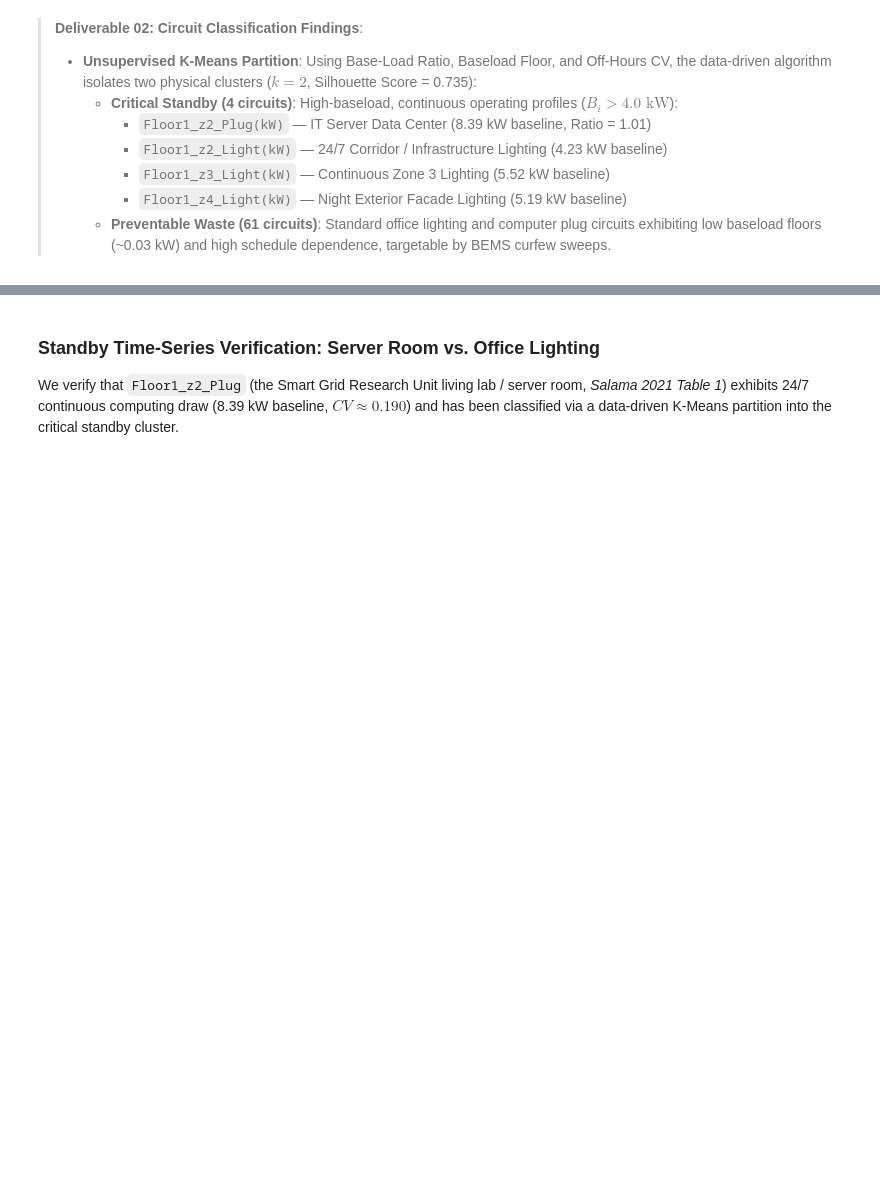
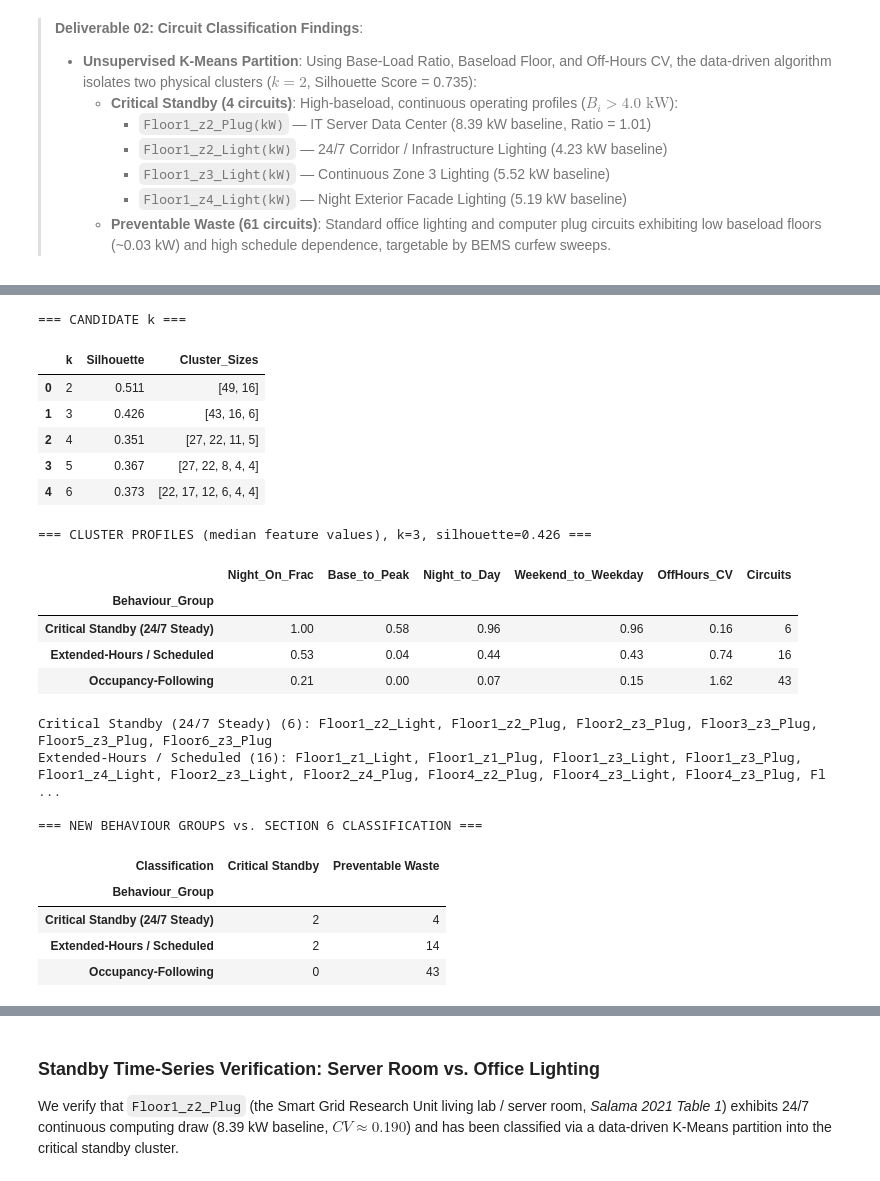
Before and after one commit to fcyap/IS4001-G1T4, a Jupyter notebook: notebooks/qn1e_eda_and_baseload_modeling.ipynb, the cells around one changed output, grey strips where cells are left out. Cells and saved outputs as stored; diff of their text form; code cells hidden in the pictures; blank space fills up the shorter version.

```diff
--- a/notebooks/qn1e_eda_and_baseload_modeling.ipynb
+++ b/notebooks/qn1e_eda_and_baseload_modeling.ipynb
@@ -454,0 +551,69 @@ plt.show()
+# %%
+# ==============================================================================
+# 6B-2. CHOOSE k, FIT K-MEANS, AND NAME THE CLUSTERS BY BEHAVIOUR
+# ==============================================================================
+beh_scaler = StandardScaler().fit(X_beh_raw)
+X_beh = beh_scaler.transform(X_beh_raw)
+
+k_rows = []
+for k in range(2, 7):
+    lab = KMeans(n_clusters=k, random_state=42, n_init=50).fit(X_beh).labels_
+    k_rows.append({'k': k, 'Silhouette': round(silhouette_score(X_beh, lab), 3),
+                   'Cluster_Sizes': sorted(np.bincount(lab).tolist(), reverse=True)})
+print('=== CANDIDATE k ===')
+display(pd.DataFrame(k_rows))
+
+# k = 3 is the smallest k that separates the three physical behaviours (see markdown below):
+# k = 2 merges the 24/7 loads with the night/extended-hours lighting, which is the error we are fixing.
+BEHAVIOUR_K = 3
+km_beh = KMeans(n_clusters=BEHAVIOUR_K, random_state=42, n_init=50).fit(X_beh)
+beh_train['Cluster'] = km_beh.labels_
+
+# Name clusters from their medians, so names do not depend on K-Means' arbitrary label numbers
+GROUP_CRITICAL = 'Critical Standby (24/7 Steady)'
+GROUP_EXTENDED = 'Extended-Hours / Scheduled'
+GROUP_OCCUPANCY = 'Occupancy-Following'
+cl_med = beh_train.groupby('Cluster')[BEHAVIOUR_FEATURES].median()
+crit_id = cl_med['Base_to_Peak'].idxmax()
+occ_id = cl_med['Night_On_Frac'].idxmin()
+ext_ids = [c for c in cl_med.index if c not in (crit_id, occ_id)]
+assert crit_id != occ_id and len(ext_ids) == 1, 'Cluster naming is ambiguous; inspect cl_med'
+cluster_names = {crit_id: GROUP_CRITICAL, occ_id: GROUP_OCCUPANCY, ext_ids[0]: GROUP_EXTENDED}
+beh_train['Behaviour_Group'] = beh_train['Cluster'].map(cluster_names)
+group_order = [GROUP_CRITICAL, GROUP_EXTENDED, GROUP_OCCUPANCY]
+
+profile = beh_train.groupby('Behaviour_Group')[BEHAVIOUR_FEATURES].median().reindex(group_order).round(2)
+profile['Circuits'] = beh_train['Behaviour_Group'].value_counts().reindex(group_order)
+print(f'=== CLUSTER PROFILES (median feature values), k={BEHAVIOUR_K}, silhouette={silhouette_score(X_beh, km_beh.labels_):.3f} ===')
+display(profile)
+
+for g in [GROUP_CRITICAL, GROUP_EXTENDED]:
+    members = beh_train.index[beh_train['Behaviour_Group'] == g].str.replace('(kW)', '', regex=False)
+    print(f'{g} ({len(members)}): {", ".join(members)}')
+
+print('\n=== NEW BEHAVIOUR GROUPS vs. SECTION 6 CLASSIFICATION ===')
+display(pd.crosstab(beh_train['Behaviour_Group'],
+                    feat_df.set_index('Circuit_ID').loc[beh_train.index, 'Classification']).reindex(group_order))
+# %% [output]
+=== CANDIDATE k ===
+|  | k | Silhouette | Cluster_Sizes |
+| 0 | 2 | 0.511 | [49, 16] |
+| 1 | 3 | 0.426 | [43, 16, 6] |
+| 2 | 4 | 0.351 | [27, 22, 11, 5] |
+| 3 | 5 | 0.367 | [27, 22, 8, 4, 4] |
+| 4 | 6 | 0.373 | [22, 17, 12, 6, 4, 4] |
+=== CLUSTER PROFILES (median feature values), k=3, silhouette=0.426 ===
+|  | Night_On_Frac | Base_to_Peak | Night_to_Day | Weekend_to_Weekday | OffHours_CV | Circuits |
+| Behaviour_Group |  |  |  |  |  |  |
+| Critical Standby (24/7 Steady) | 1.00 | 0.58 | 0.96 | 0.96 | 0.16 | 6 |
+| Extended-Hours / Scheduled | 0.53 | 0.04 | 0.44 | 0.43 | 0.74 | 16 |
+| Occupancy-Following | 0.21 | 0.00 | 0.07 | 0.15 | 1.62 | 43 |
+Critical Standby (24/7 Steady) (6): Floor1_z2_Light, Floor1_z2_Plug, Floor2_z3_Plug, Floor3_z3_Plug, Floor5_z3_Plug, Floor6_z3_Plug
+Extended-Hours / Scheduled (16): Floor1_z1_Light, Floor1_z1_Plug, Floor1_z3_Light, Floor1_z3_Plug, Floor1_z4_Light, Floor2_z3_Light, Floor2_z4_Plug, Floor4_z2_Plug, Floor4_z3_Light, Floor4_z3_Plug, Fl ...
+
+=== NEW BEHAVIOUR GROUPS vs. SECTION 6 CLASSIFICATION ===
+| Classification | Critical Standby | Preventable Waste |
+| Behaviour_Group |  |  |
+| Critical Standby (24/7 Steady) | 2 | 4 |
+| Extended-Hours / Scheduled | 2 | 14 |
+| Occupancy-Following | 0 | 43 |
```
Also changed, not shown: parts of 17 cells of this notebook, 18 other files.
